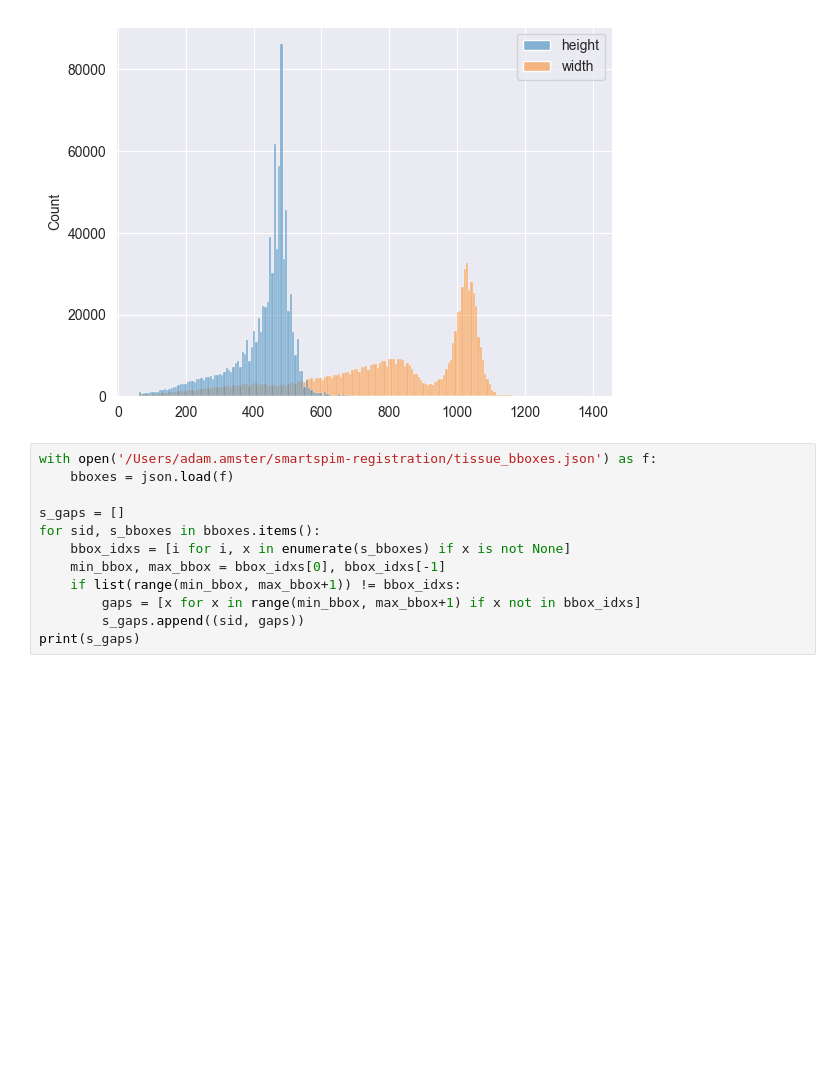
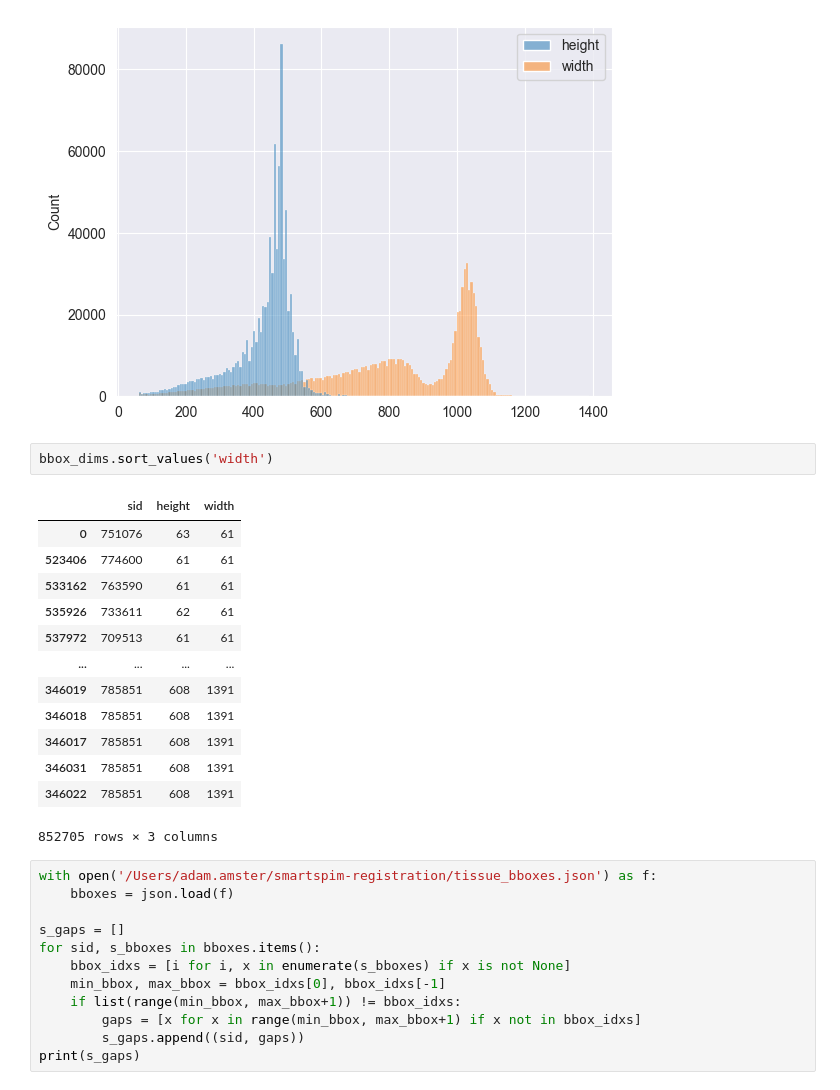
Before and after one commit to AllenInstitute/deep_ccf_registration, a Jupyter notebook: scripts/explore_scratch.ipynb, the cells around one changed output. Saved outputs shown, nothing was run; the diff lists cells and outputs as text; blank space fills up the shorter version.

```diff
--- a/scripts/explore_scratch.ipynb
+++ b/scripts/explore_scratch.ipynb
@@ -309,6 +309,22 @@ sns.histplot(bbox_dims)
 # %% [output]
 <Axes: ylabel='Count'>
 [figure]
+# %%
+bbox_dims.sort_values('width')
+# %% [output]
+|  | sid | height | width |
+| 0 | 751076 | 63 | 61 |
+| 523406 | 774600 | 61 | 61 |
+| 533162 | 763590 | 61 | 61 |
+| 535926 | 733611 | 62 | 61 |
+| 537972 | 709513 | 61 | 61 |
+| ... | ... | ... | ... |
+| 346019 | 785851 | 608 | 1391 |
+| 346018 | 785851 | 608 | 1391 |
+| 346017 | 785851 | 608 | 1391 |
+| 346031 | 785851 | 608 | 1391 |
+| 346022 | 785851 | 608 | 1391 |
+852705 rows × 3 columns
 # %%
 with open('/Users/adam.amster/smartspim-registration/tissue_bboxes.json') as f:
     bboxes = json.load(f)
```
Also changed, not shown: parts of 1 cell of this notebook, 7 other files.
